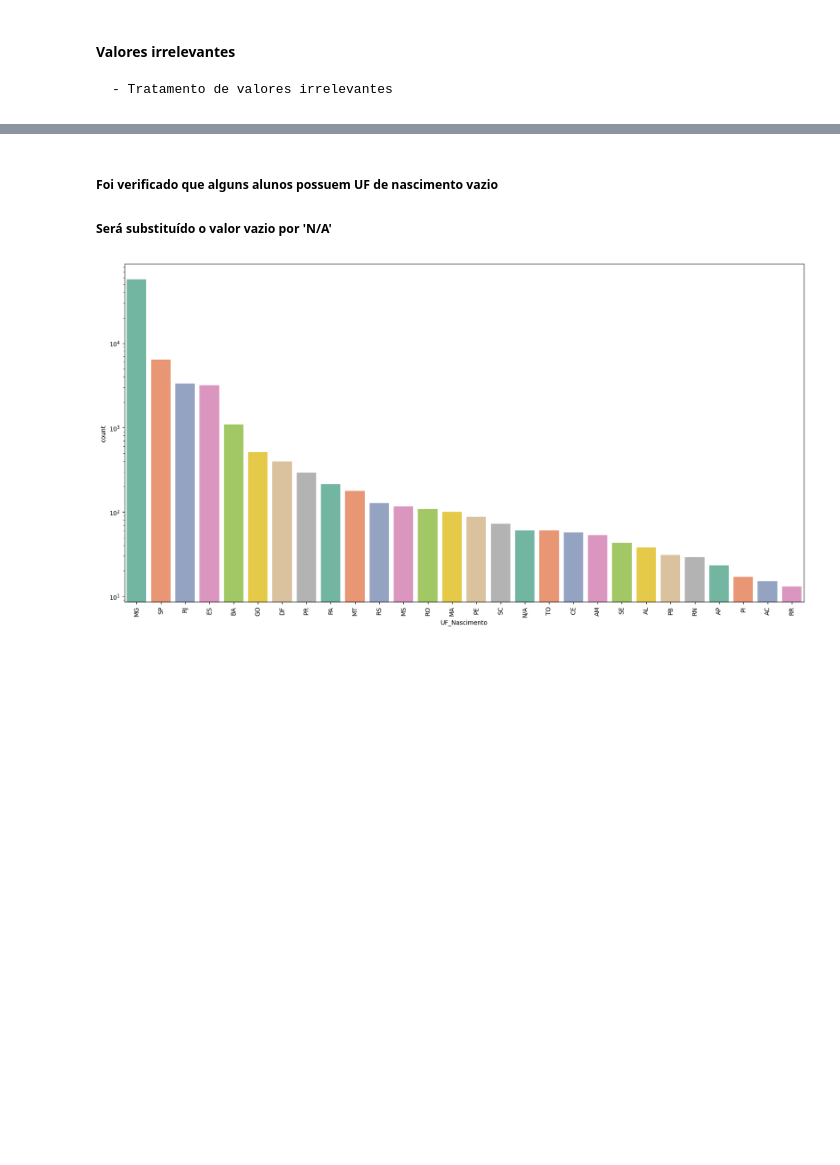
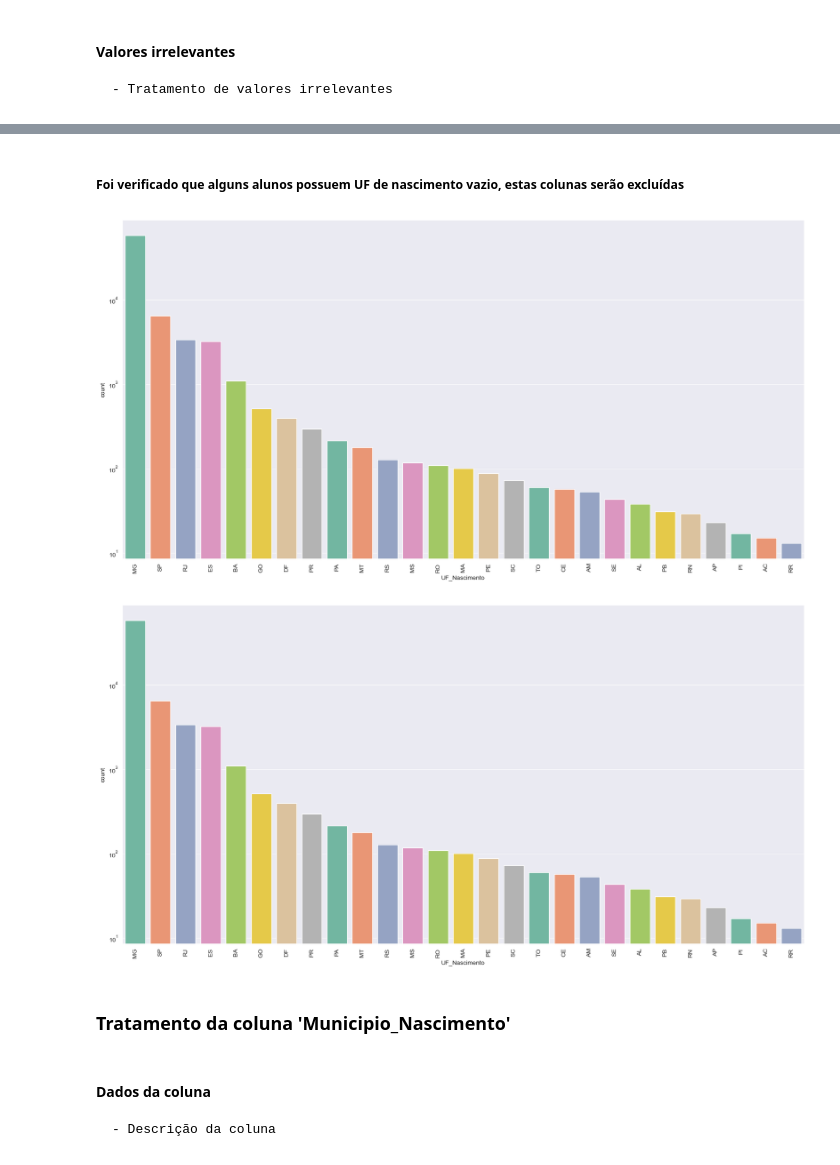
Before and after one commit to Mateus-Henr/Data-Science-TP1, a Jupyter notebook: Entrega_1.ipynb, the cells around one changed output, grey strips where cells are left out. Cells and saved outputs as stored; diff of their text form; code cells hidden in the pictures; blank space fills up the shorter version.

```diff
--- a/Entrega_1.ipynb
+++ b/Entrega_1.ipynb
@@ -8,5 +11,5 @@ import numpy as np
 # %% [markdown]
 ### Lendo o arquivo com os dados
 # %%
-dados = pd.read_excel('./Dados de estudantes da UFV - 2022-12-12.ods')
-dados
+#dados = pd.read_excel('./Dados de estudantes da UFV - 2022-12-12.ods')
+#dados
@@ -452,3 +650,0 @@ df[df['UF_Nascimento'].isnull()]
-# %%
-df['UF_Nascimento'].fillna('N/A', inplace=True)
-print(f"Quantidade de valores nulos: {df['UF_Nascimento'].isnull().sum()}")
@@ -457,3 +651,5 @@ Quantidade de valores nulos: 0
+# %%
+df.drop(df[df['UF_Nascimento'].isnull()].index, inplace=True)
 # %% [markdown]
 #### Valores irrelevantes
     - Tratamento de valores irrelevantes
@@ -476,12 +682,17 @@ df[df['UF_Nascimento'].map(df['UF_Nascimento'].value_counts()) == 3]
 # %% [markdown]
-##### Foi verificado que alguns alunos possuem UF de nascimento vazio
-##### Será substituído o valor vazio por 'N/A'
+##### Foi verificado que alguns alunos possuem UF de nascimento vazio, estas colunas serão excluídas
 # %%
-df.loc[df['UF_Nascimento'].map(df['UF_Nascimento'].value_counts()) == 3, 'UF_Nascimento'] = 'N/A'
+df = df[~df['UF_Nascimento'].isin(df['UF_Nascimento'].value_counts()[df['UF_Nascimento'].value_counts() == 3].index)]
 
 ucp = sns.countplot(x=df['UF_Nascimento'], color='red', data=df, order=df['UF_Nascimento'].value_counts().index, orient='v', palette='Set2')
 ucp.set_xticklabels(ucp.get_xticklabels(), rotation=90)
 ucp.figure.set_size_inches(20, 10)
 ucp.set_yscale('log')
 # %% [output]
-[figure, old version]
+[figure, new version]
+[figure, added]
+# %% [markdown]
+### Tratamento da coluna 'Municipio_Nascimento'
+# %% [markdown]
+#### Dados da coluna
+    - Descrição da coluna
```
Also changed, not shown: parts of 182 cells of this notebook, 1 other file.
